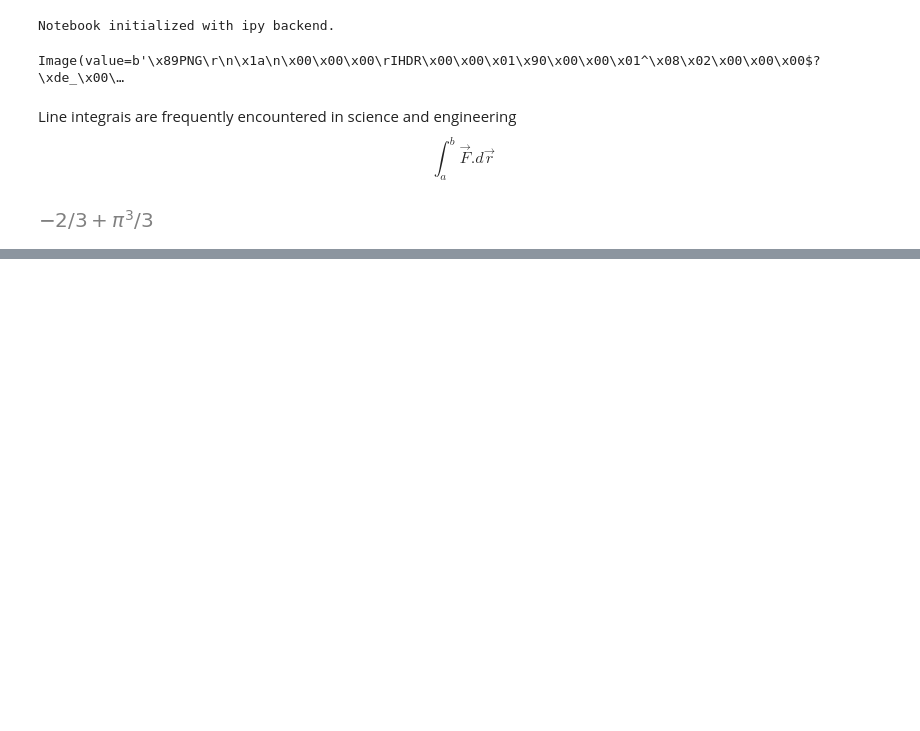
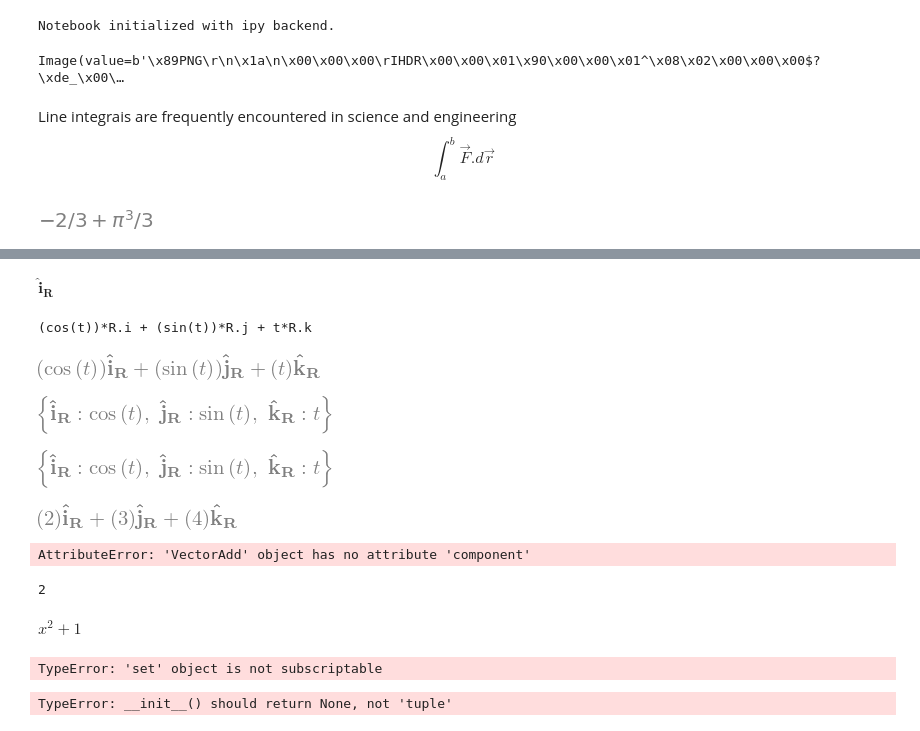
Before and after one commit to vnikoofard/vector-calculus-with-computer, a Jupyter notebook: Sympy/AV-checking.ipynb, the cells around one changed output, grey strips where cells are left out. Drawn from its saved outputs; the diff is of its cells as text; code cells hidden in the pictures; blank space fills up the shorter version.

```diff
--- a/Sympy/AV-checking.ipynb
+++ b/Sympy/AV-checking.ipynb
@@ -388,0 +301,8 @@ Surface_Integral((x**2,y**2,z**2),(sin(phi)*cos(theta) , sin(phi)*sin(theta), co
+# %%
+from sympy.vector import CoordSys3D
+from sympy import *
+x,y,z,phi,theta,t = symbols('x y z phi theta t')
+# %%
+R.i
+# %% [output]
+$\displaystyle \mathbf{\hat{i}_{R}}$
@@ -388,0 +320,34 @@ Surface_Integral((x**2,y**2,z**2),(sin(phi)*cos(theta) , sin(phi)*sin(theta), co
+# %%
+curva = Curve(cos(t),sin(t),t)
+# %% [output]
+(cos(t))*R.i + (sin(t))*R.j + t*R.k
+# %%
+def vector(a,b,c):
+
+    from sympy.vector import CoordSys3D
+    R = CoordSys3D('R')
+    #rint(a*R.i + b*R.j + c*R.k)
+    parameters = set()
+    for component in (a,b,c):
+        # in the below the 'if statement' check if the component of curve is a sympy object.
+        if isinstance(component,tuple(core.all_classes)):
+            parameters.update(component.free_symbols)
+
+    var = list(parameters)[0]
+    assert len(parameters)==1 , "Error: A parametrized curve has only one parameter."
+
+    def point(i):
+        return a.subs(var,i), b.subs(var,i), c.subs(var,i)
+
+    #return point
+    return expand(a*R.i + b*R.j + c*R.k)
+# %%
+vec = vector(cos(t),sin(t),t)
+# %%
+vec
+# %% [output]
+[figure, added]
+# %%
+vec.components
+# %% [output]
+[figure, added]
@@ -388,0 +364,12 @@ Surface_Integral((x**2,y**2,z**2),(sin(phi)*cos(theta) , sin(phi)*sin(theta), co
+# %%
+vec.components
+# %% [output]
+[figure, added]
+# %%
+vector1(2,3,4)
+# %% [output]
+[figure, added]
+# %%
+vec.component
+# %% [output]
+AttributeError: 'VectorAdd' object has no attribute 'component'
@@ -388,0 +379,8 @@ Surface_Integral((x**2,y**2,z**2),(sin(phi)*cos(theta) , sin(phi)*sin(theta), co
+# %%
+f(1)
+# %% [output]
+2
+# %%
+f(x)
+# %% [output]
+$\displaystyle x^{2} + 1$
@@ -388,0 +389,8 @@ Surface_Integral((x**2,y**2,z**2),(sin(phi)*cos(theta) , sin(phi)*sin(theta), co
+# %%
+test[0]
+# %% [output]
+TypeError: 'set' object is not subscriptable
+# %%
+VECTOR(cos(t),sin(t),t)
+# %% [output]
+TypeError: __init__() should return None, not 'tuple'
```
Also changed, not shown: parts of 21 cells of this notebook, 1 other file.
